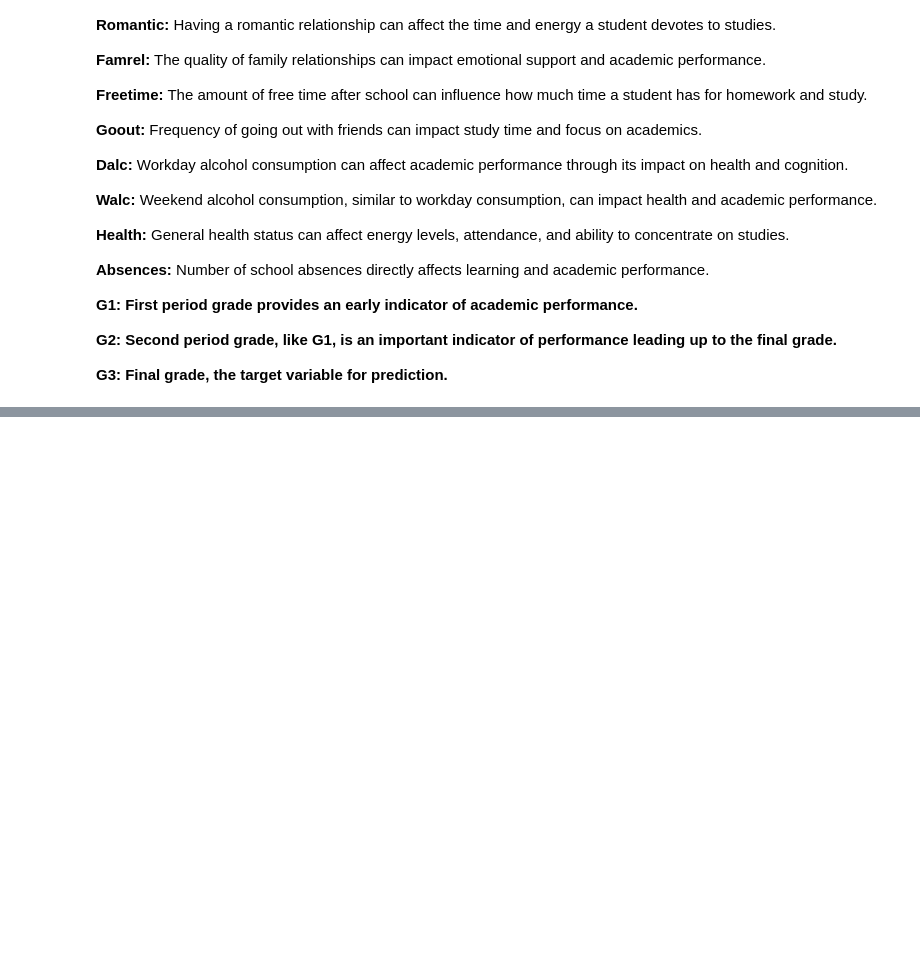
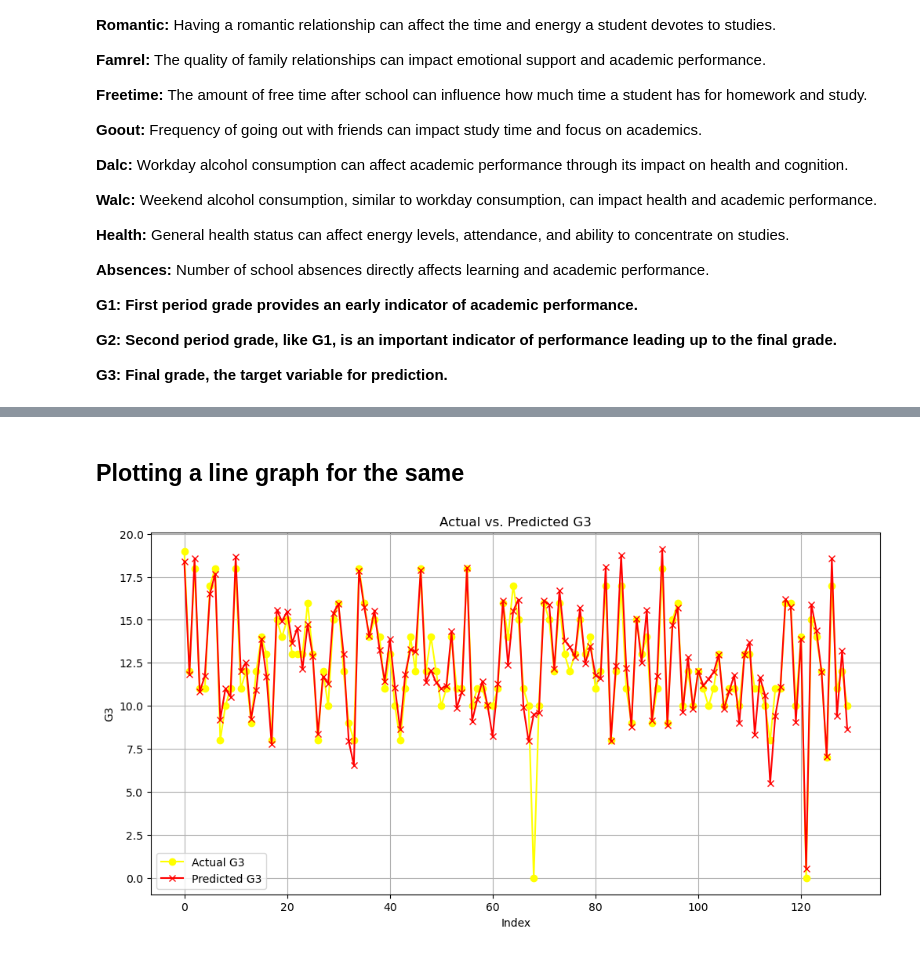
Before and after one commit to adityashibu/student_performance, a Jupyter notebook: Regression Model.ipynb, the cells around one changed output, grey strips where cells are left out. Cells and saved outputs as stored; diff of their text form; code cells hidden in the pictures; blank space fills up the shorter version.

```diff
--- a/Regression Model.ipynb
+++ b/Regression Model.ipynb
@@ -128,0 +233,14 @@ KeyError: "['G1', 'G2', 'G3'] not in index"
+# %% [markdown]
+## Plotting a line graph for the same
+# %%
+plt.figure(figsize=(12, 6))
+plt.plot(y_test.reset_index(drop=True), label='Actual G3', color='yellow', linestyle='-', marker='o')
+plt.plot(pd.Series(y_pred), label='Predicted G3', color='red', linestyle='-', marker='x')
+plt.xlabel('Index')
+plt.ylabel('G3')
+plt.title('Actual vs. Predicted G3')
+plt.legend()
+plt.grid(True)
+plt.show()
+# %% [output]
+[figure, added]
```
Also changed, not shown: parts of 21 cells of this notebook.
